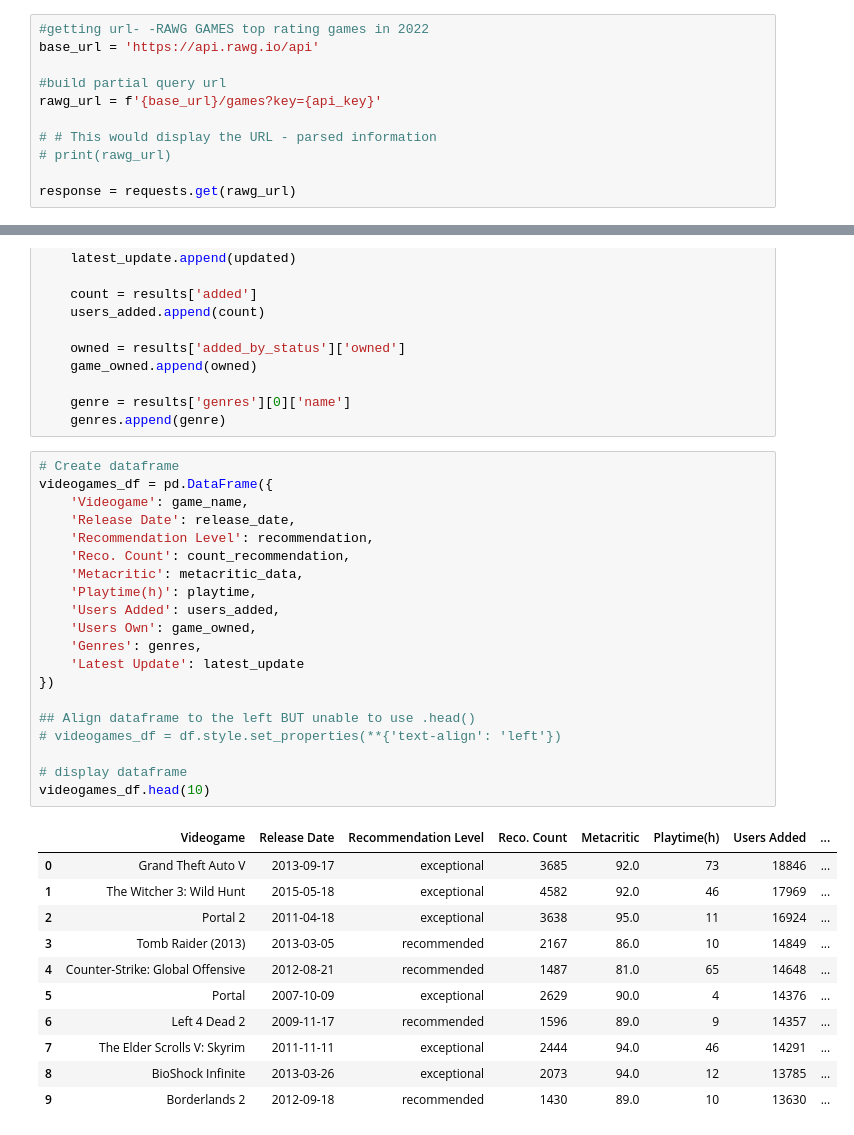
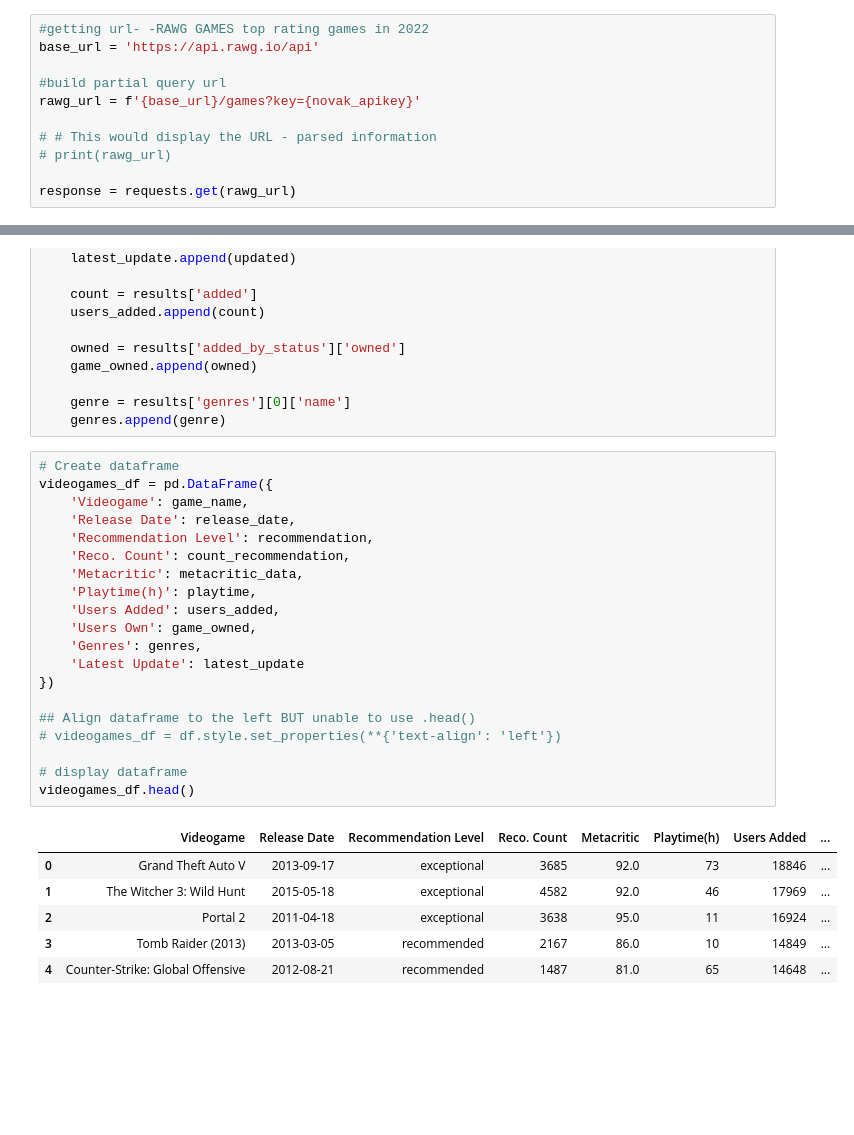
Before and after one commit to candidamg/Project_1, a Jupyter notebook: project.ipynb, the cells around one changed output, grey strips where cells are left out. Drawn from its saved outputs; the diff is of its cells as text; blank space fills up the shorter version.

```diff
--- a/project.ipynb
+++ b/project.ipynb
@@ -13,7 +17,7 @@ from pprint import pprint #OPTIONAL
 base_url = 'https://api.rawg.io/api'
 
 #build partial query url
-rawg_url = f'{base_url}/games?key={api_key}'
+rawg_url = f'{base_url}/games?key={novak_apikey}'
 
 # # This would display the URL - parsed information
 # print(rawg_url)
@@ -198,32 +202,27 @@ for results in total_results:
 # %%
 # Create dataframe
 videogames_df = pd.DataFrame({
     'Videogame': game_name,
     'Release Date': release_date,
     'Recommendation Level': recommendation,
     'Reco. Count': count_recommendation,
     'Metacritic': metacritic_data,
     'Playtime(h)': playtime,
     'Users Added': users_added,
     'Users Own': game_owned,
     'Genres': genres,
     'Latest Update': latest_update
 })
 
 ## Align dataframe to the left BUT unable to use .head()
 # videogames_df = df.style.set_properties(**{'text-align': 'left'})
 
 # display dataframe
-videogames_df.head(10)
+videogames_df.head()
 # %% [output]
 |  | Videogame | Release Date | Recommendation Level | Reco. Count | Metacritic | Playtime(h) | Users Added | ... |
 | 0 | Grand Theft Auto V | 2013-09-17 | exceptional | 3685 | 92.0 | 73 | 18846 | ... |
 | 1 | The Witcher 3: Wild Hunt | 2015-05-18 | exceptional | 4582 | 92.0 | 46 | 17969 | ... |
 | 2 | Portal 2 | 2011-04-18 | exceptional | 3638 | 95.0 | 11 | 16924 | ... |
 | 3 | Tomb Raider (2013) | 2013-03-05 | recommended | 2167 | 86.0 | 10 | 14849 | ... |
 | 4 | Counter-Strike: Global Offensive | 2012-08-21 | recommended | 1487 | 81.0 | 65 | 14648 | ... |
-| 5 | Portal | 2007-10-09 | exceptional | 2629 | 90.0 | 4 | 14376 | ... |
-| 6 | Left 4 Dead 2 | 2009-11-17 | recommended | 1596 | 89.0 | 9 | 14357 | ... |
-| 7 | The Elder Scrolls V: Skyrim | 2011-11-11 | exceptional | 2444 | 94.0 | 46 | 14291 | ... |
-| 8 | BioShock Infinite | 2013-03-26 | exceptional | 2073 | 94.0 | 12 | 13785 | ... |
-| 9 | Borderlands 2 | 2012-09-18 | recommended | 1430 | 89.0 | 10 | 13630 | ... |
```
Also changed, not shown: parts of 8 cells of this notebook.
